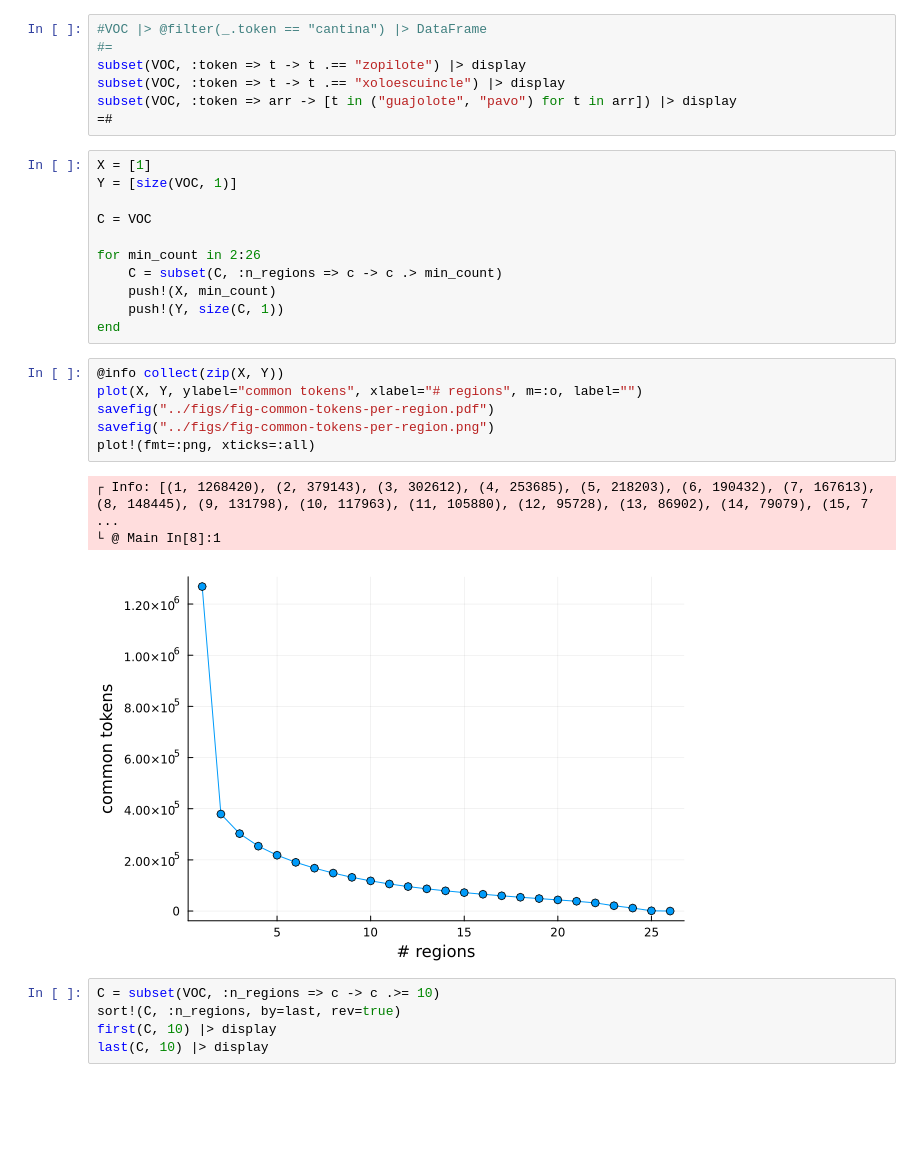
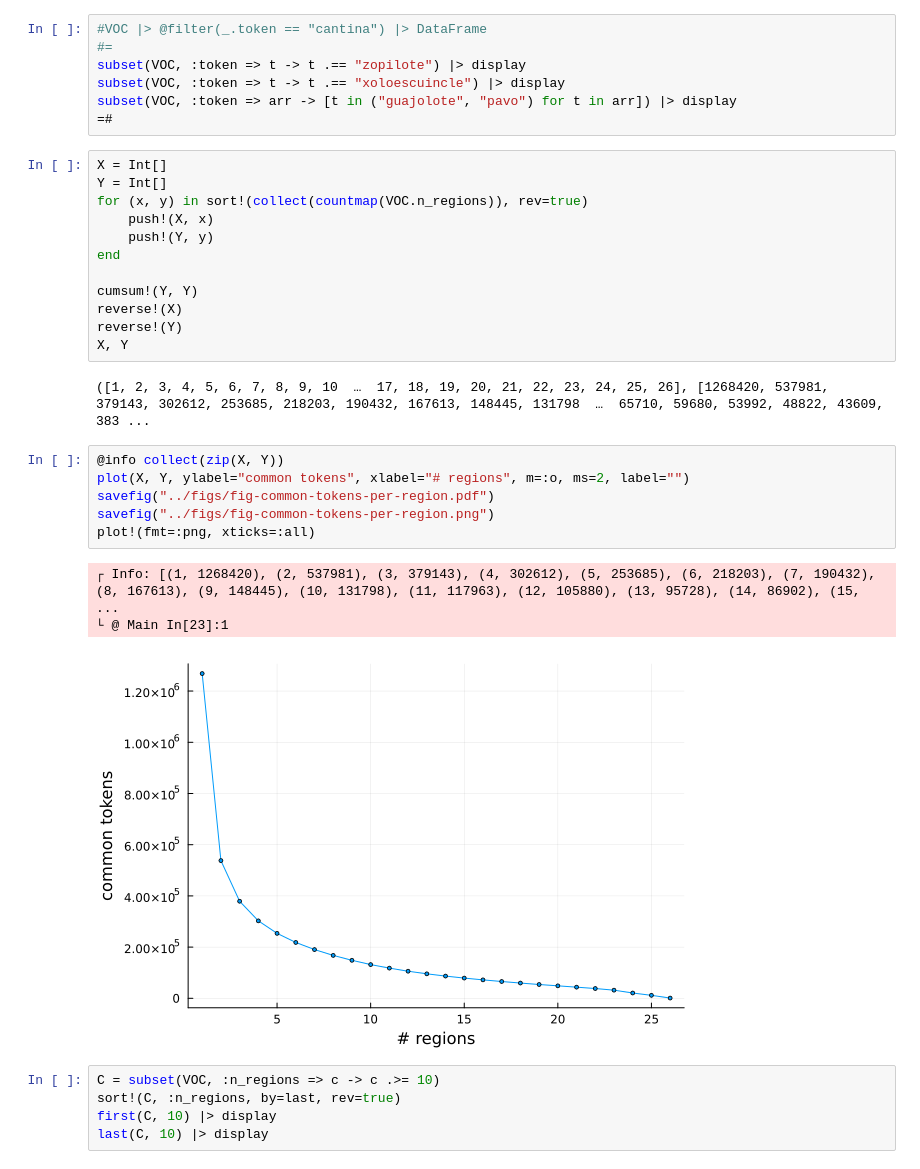
Before and after one commit to INGEOTEC/RegionalSpanish, a Jupyter notebook: notebooks/common-vocabulary.ipynb, the cells around one changed output. Saved outputs shown, nothing was run; the diff lists cells and outputs as text; blank space fills up the shorter version.

```diff
--- a/notebooks/common-vocabulary.ipynb
+++ b/notebooks/common-vocabulary.ipynb
@@ -35,27 +35,30 @@ subset(VOC, :token => t -> t .== "zopilote") |> display
 subset(VOC, :token => t -> t .== "xoloescuincle") |> display
 subset(VOC, :token => arr -> [t in ("guajolote", "pavo") for t in arr]) |> display
 =#
-# %%
-X = [1]
-Y = [size(VOC, 1)]
-
-C = VOC
-
-for min_count in 2:26
-    C = subset(C, :n_regions => c -> c .> min_count)
-    push!(X, min_count)
-    push!(Y, size(C, 1))
-end
+# %%
+X = Int[]
+Y = Int[]
+for (x, y) in sort!(collect(countmap(VOC.n_regions)), rev=true)
+    push!(X, x)
+    push!(Y, y)
+end
+
+cumsum!(Y, Y)
+reverse!(X)
+reverse!(Y)
+X, Y
+# %% [output]
+([1, 2, 3, 4, 5, 6, 7, 8, 9, 10  …  17, 18, 19, 20, 21, 22, 23, 24, 25, 26], [1268420, 537981, 379143, 302612, 253685, 218203, 190432, 167613, 148445, 131798  …  65710, 59680, 53992, 48822, 43609, 383 ...
 # %%
 @info collect(zip(X, Y))
-plot(X, Y, ylabel="common tokens", xlabel="# regions", m=:o, label="")
+plot(X, Y, ylabel="common tokens", xlabel="# regions", m=:o, ms=2, label="")
 savefig("../figs/fig-common-tokens-per-region.pdf")
 savefig("../figs/fig-common-tokens-per-region.png")
 plot!(fmt=:png, xticks=:all)
 # %% [output]
-┌ Info: [(1, 1268420), (2, 379143), (3, 302612), (4, 253685), (5, 218203), (6, 190432), (7, 167613), (8, 148445), (9, 131798), (10, 117963), (11, 105880), (12, 95728), (13, 86902), (14, 79079), (15, 7 ...
-└ @ Main In[8]:1
+┌ Info: [(1, 1268420), (2, 537981), (3, 379143), (4, 302612), (5, 253685), (6, 218203), (7, 190432), (8, 167613), (9, 148445), (10, 131798), (11, 117963), (12, 105880), (13, 95728), (14, 86902), (15,  ...
+└ @ Main In[23]:1
-[figure, old version]
+[figure, new version]
 # %%
 C = subset(VOC, :n_regions => c -> c .>= 10)
 sort!(C, :n_regions, by=last, rev=true)
```
Also changed, not shown: 50 other files.
